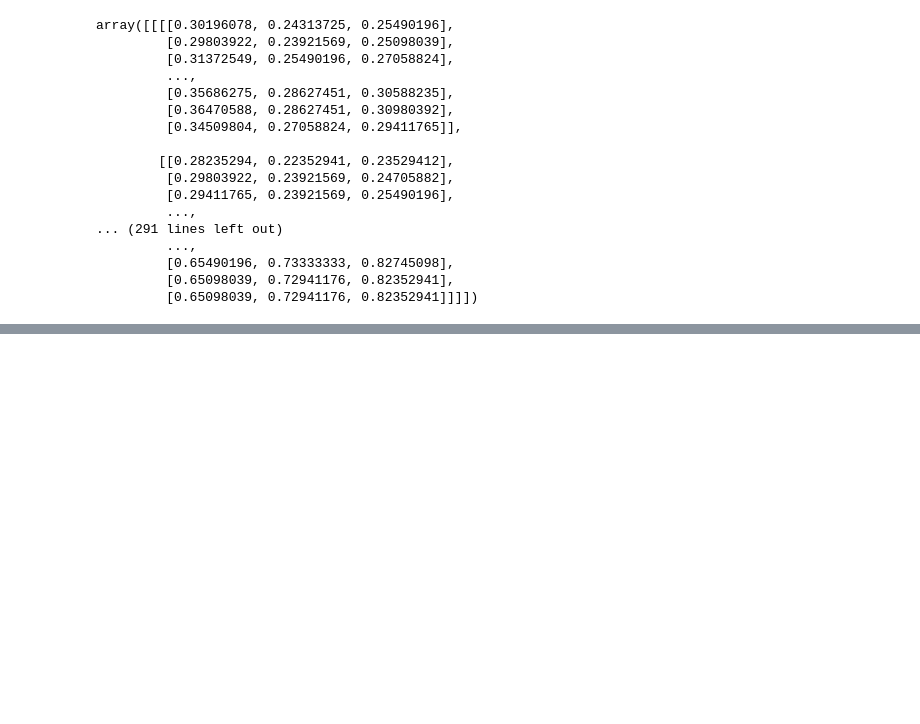
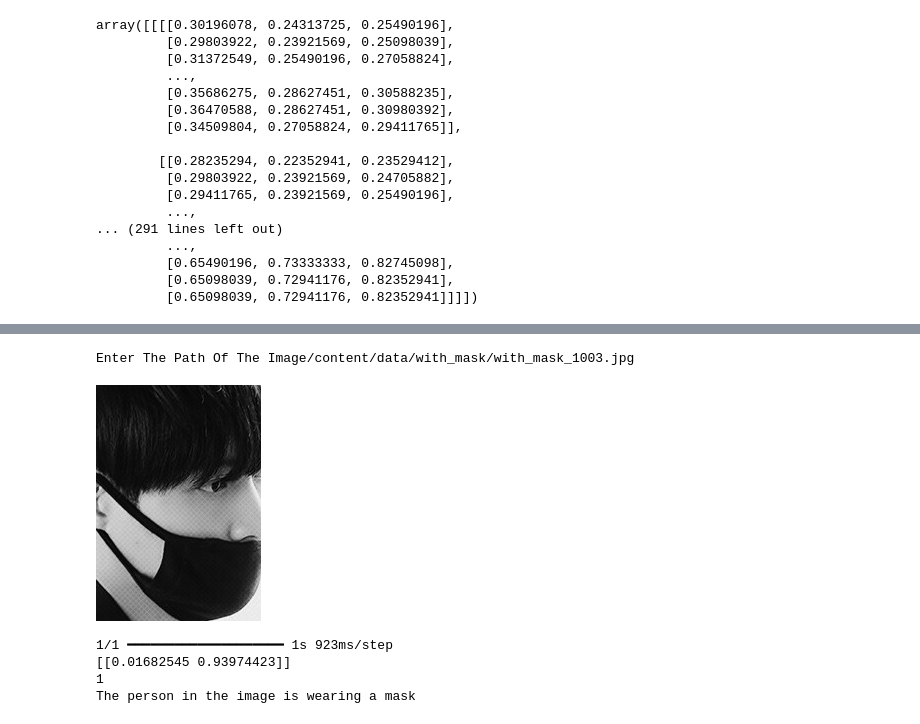
Before and after one commit to Aabhiinavvv/face_detection_classification, a Jupyter notebook: face_mask_detection.ipynb, the cells around one changed output, grey strips where cells are left out. Saved outputs shown, nothing was run; the diff lists cells and outputs as text; code cells hidden in the pictures; blank space fills up the shorter version.

```diff
--- a/face_mask_detection.ipynb
+++ b/face_mask_detection.ipynb
@@ -275,0 +332,26 @@ model.add(keras.layers.Convo2D(32,kernal_size=(3,3),activation='relu',input_shap
+# %%
+input_image_path = input ("Enter The Path Of The Image")
+input_image = cv2.imread(input_image_path)
+cv2_imshow(input_image)
+
+input_image_resize = cv2.resize(input_image,(128,128))
+input_image_scaled = input_image_resize/255
+input_image_reshaped = np.reshape(input_image_scaled,[1,128,128,3])
+
+input_prediction = model.predict(input_image_reshaped)
+print(input_prediction)
+
+input_pred_label = np.argmax(input_prediction)
+print(input_pred_label)
+
+if input_pred_label == 1:
+  print("The person in the image is wearing a mask")
+else:
+  print("The person in the image is not wearning a mask")
+# %% [output]
+Enter The Path Of The Image/content/data/with_mask/with_mask_1003.jpg
+[figure, added]
+1/1 ━━━━━━━━━━━━━━━━━━━━ 1s 923ms/step
+[[0.01682545 0.93974423]]
+1
+The person in the image is wearing a mask
```
Also changed, not shown: parts of 10 cells of this notebook.
